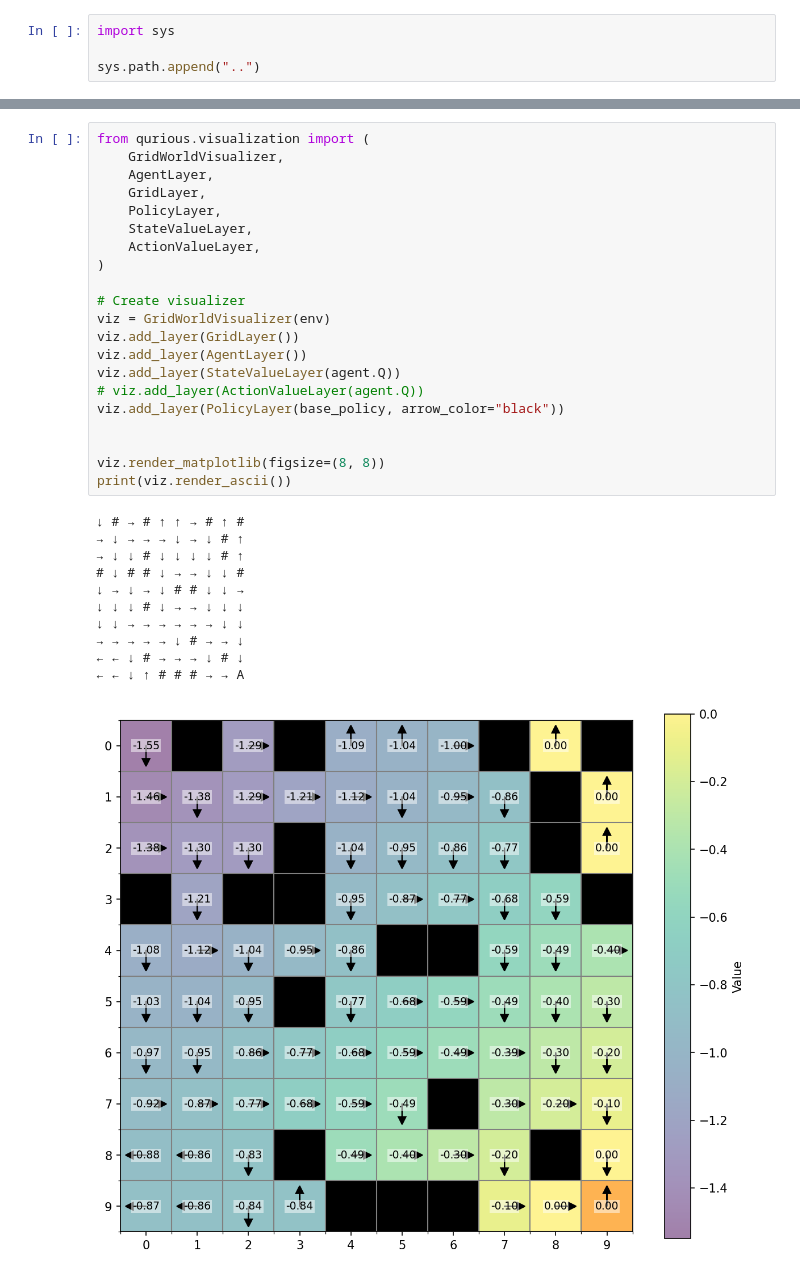
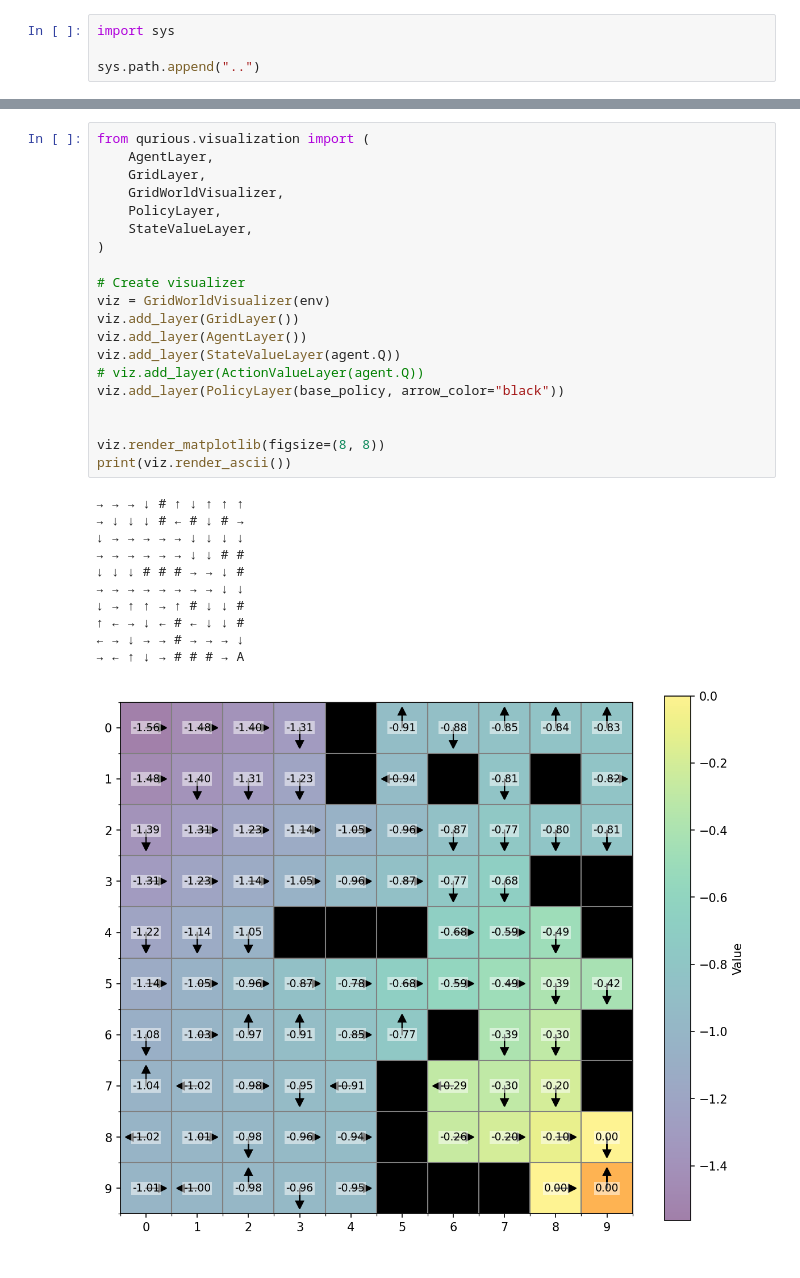
Before and after one commit to rueckstiess/qurious, a Jupyter notebook: notebooks/demo_gridworld.ipynb, the cells around one changed output, grey strips where cells are left out. Saved outputs shown, nothing was run; the diff lists cells and outputs as text.

```diff
--- a/notebooks/demo_gridworld.ipynb
+++ b/notebooks/demo_gridworld.ipynb
@@ -103,35 +104,34 @@ from qurious.utils import train_agent
 train_agent(env, agent, num_episodes=1000)
 # %%
 from qurious.visualization import (
-    GridWorldVisualizer,
     AgentLayer,
     GridLayer,
+    GridWorldVisualizer,
     PolicyLayer,
     StateValueLayer,
-    ActionValueLayer,
 )
 
 # Create visualizer
 viz = GridWorldVisualizer(env)
 viz.add_layer(GridLayer())
 viz.add_layer(AgentLayer())
 viz.add_layer(StateValueLayer(agent.Q))
 # viz.add_layer(ActionValueLayer(agent.Q))
 viz.add_layer(PolicyLayer(base_policy, arrow_color="black"))
 
 
 viz.render_matplotlib(figsize=(8, 8))
 print(viz.render_ascii())
 # %% [output]
-↓ # → # ↑ ↑ → # ↑ #
-→ ↓ → → → ↓ → ↓ # ↑
-→ ↓ ↓ # ↓ ↓ ↓ ↓ # ↑
-# ↓ # # ↓ → → ↓ ↓ #
-↓ → ↓ → ↓ # # ↓ ↓ →
-↓ ↓ ↓ # ↓ → → ↓ ↓ ↓
-↓ ↓ → → → → → → ↓ ↓
-→ → → → → ↓ # → → ↓
-← ← ↓ # → → → ↓ # ↓
-← ← ↓ ↑ # # # → → A
+→ → → ↓ # ↑ ↓ ↑ ↑ ↑
+→ ↓ ↓ ↓ # ← # ↓ # →
+↓ → → → → → ↓ ↓ ↓ ↓
+→ → → → → → ↓ ↓ # #
+↓ ↓ ↓ # # # → → ↓ #
+→ → → → → → → → ↓ ↓
+↓ → ↑ ↑ → ↑ # ↓ ↓ #
+↑ ← → ↓ ← # ← ↓ ↓ #
+← → ↓ → → # → → → ↓
+→ ← ↑ ↓ → # # # → A
-[figure, old version]
+[figure, new version]
 # %%
```
Also changed, not shown: parts of 4 cells of this notebook, 28 other files.
